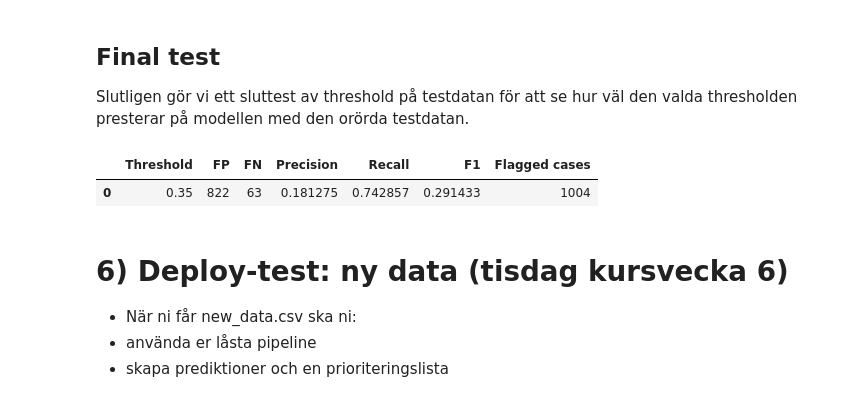
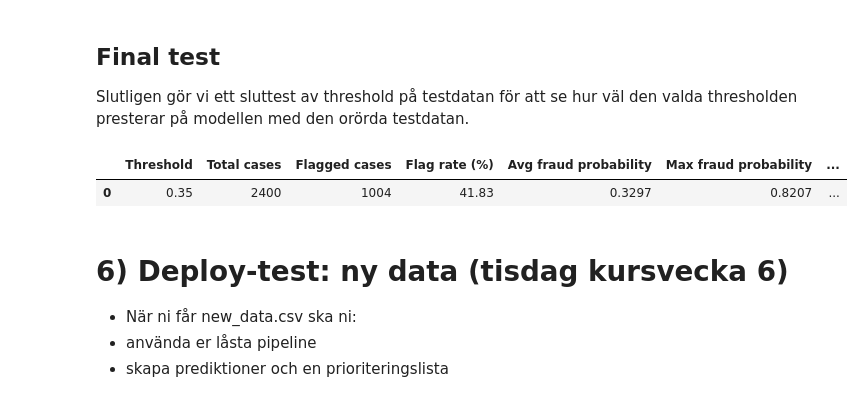
Before and after one commit to emanuelssonlinnea-rgb/ML_Grupp5, a Jupyter notebook: notebooks/report.ipynb, the cells around one changed output. Saved outputs shown, nothing was run; the diff lists cells and outputs as text; code cells hidden in the pictures.

```diff
--- a/notebooks/report.ipynb
+++ b/notebooks/report.ipynb
@@ -715,29 +715,33 @@ Slutligen gör vi ett sluttest av threshold på testdatan för att se hur väl d
 # %%
 y_proba = best_model.predict_proba(X_test)[:, 1]
 
 chosen_threshold = 0.35
 results = []
 
 preds = (y_proba >= chosen_threshold).astype(int)
 
 cm = confusion_matrix(y_test, preds)
 tn, fp, fn, tp = cm.ravel()
 
 results.append({
     "Threshold": chosen_threshold,
+    "Total cases": len(preds),
+    "Flagged cases": preds.sum(),
+    "Flag rate (%)": round(preds.mean() * 100, 2),
+    "Avg fraud probability": round(y_proba.mean(), 4),
+    "Max fraud probability": round(y_proba.max(), 4),
     "FP": fp,
     "FN": fn,
     "Precision": precision_score(y_test, preds),
     "Recall": recall_score(y_test, preds),
-    "F1": f1_score(y_test, preds),
-    "Flagged cases": preds.sum()
+    "F1": f1_score(y_test, preds)
     })
 
 df_results = pd.DataFrame(results)
 df_results
 # %% [output]
-|  | Threshold | FP | FN | Precision | Recall | F1 | Flagged cases |
-| 0 | 0.35 | 822 | 63 | 0.181275 | 0.742857 | 0.291433 | 1004 |
+|  | Threshold | Total cases | Flagged cases | Flag rate (%) | Avg fraud probability | Max fraud probability | ... |
+| 0 | 0.35 | 2400 | 1004 | 41.83 | 0.3297 | 0.8207 | ... |
 # %% [markdown]
 # 6) Deploy-test: ny data (tisdag kursvecka 6)
 
```
Also changed, not shown: parts of 4 cells of this notebook, 1 other file.
